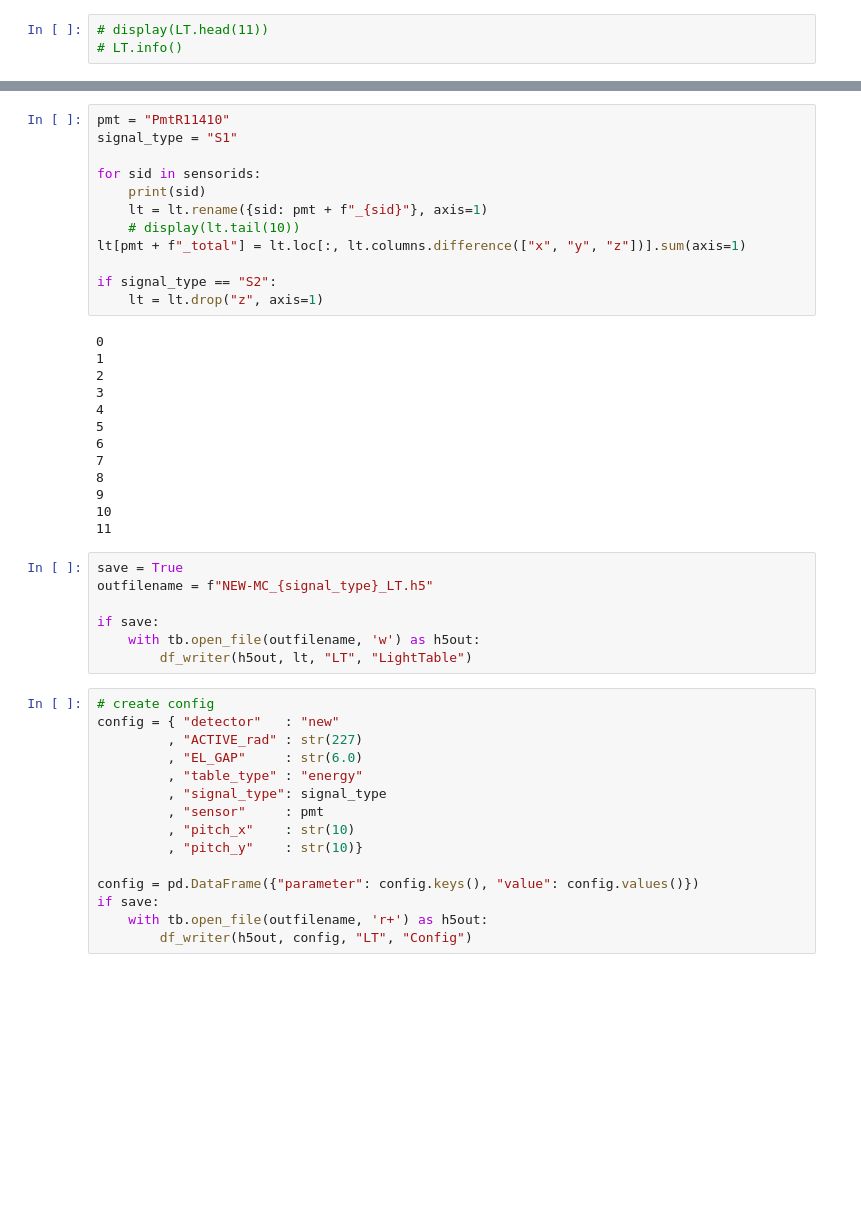
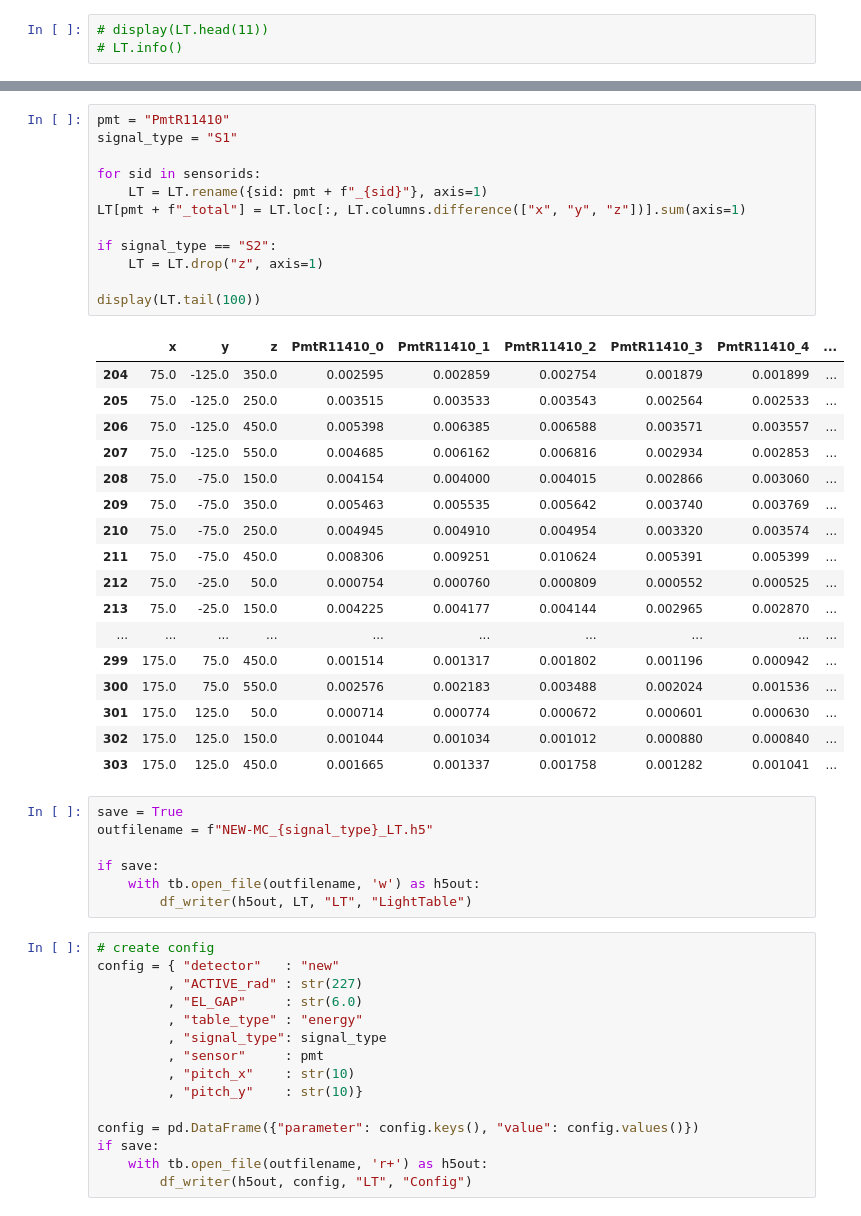
Before and after one commit to kvjmistry/LightTableGen, a Jupyter notebook: notebooks/lt_creator.ipynb, the cells around one changed output, grey strips where cells are left out. Cells and saved outputs as stored; diff of their text form; blank space fills up the shorter version.

```diff
--- a/notebooks/lt_creator.ipynb
+++ b/notebooks/lt_creator.ipynb
@@ -236,35 +285,40 @@ err = ERR.reset_index()
 # %%
 pmt = "PmtR11410"
 signal_type = "S1"
 
 for sid in sensorids:
-    print(sid)
-    lt = lt.rename({sid: pmt + f"_{sid}"}, axis=1)
-    # display(lt.tail(10))
-lt[pmt + f"_total"] = lt.loc[:, lt.columns.difference(["x", "y", "z"])].sum(axis=1)
+    LT = LT.rename({sid: pmt + f"_{sid}"}, axis=1)
+LT[pmt + f"_total"] = LT.loc[:, LT.columns.difference(["x", "y", "z"])].sum(axis=1)
 
 if signal_type == "S2":
-    lt = lt.drop("z", axis=1)
+    LT = LT.drop("z", axis=1)
+
+display(LT.tail(100))
 # %% [output]
-0
-1
-2
-3
-4
-5
-6
-7
-8
-9
-10
-11
+|  | x | y | z | PmtR11410_0 | PmtR11410_1 | PmtR11410_2 | PmtR11410_3 | PmtR11410_4 | ... |
+| 204 | 75.0 | -125.0 | 350.0 | 0.002595 | 0.002859 | 0.002754 | 0.001879 | 0.001899 | ... |
+| 205 | 75.0 | -125.0 | 250.0 | 0.003515 | 0.003533 | 0.003543 | 0.002564 | 0.002533 | ... |
+| 206 | 75.0 | -125.0 | 450.0 | 0.005398 | 0.006385 | 0.006588 | 0.003571 | 0.003557 | ... |
+| 207 | 75.0 | -125.0 | 550.0 | 0.004685 | 0.006162 | 0.006816 | 0.002934 | 0.002853 | ... |
+| 208 | 75.0 | -75.0 | 150.0 | 0.004154 | 0.004000 | 0.004015 | 0.002866 | 0.003060 | ... |
+| 209 | 75.0 | -75.0 | 350.0 | 0.005463 | 0.005535 | 0.005642 | 0.003740 | 0.003769 | ... |
+| 210 | 75.0 | -75.0 | 250.0 | 0.004945 | 0.004910 | 0.004954 | 0.003320 | 0.003574 | ... |
+| 211 | 75.0 | -75.0 | 450.0 | 0.008306 | 0.009251 | 0.010624 | 0.005391 | 0.005399 | ... |
+| 212 | 75.0 | -25.0 | 50.0 | 0.000754 | 0.000760 | 0.000809 | 0.000552 | 0.000525 | ... |
+| 213 | 75.0 | -25.0 | 150.0 | 0.004225 | 0.004177 | 0.004144 | 0.002965 | 0.002870 | ... |
+| ... | ... | ... | ... | ... | ... | ... | ... | ... | ... |
+| 299 | 175.0 | 75.0 | 450.0 | 0.001514 | 0.001317 | 0.001802 | 0.001196 | 0.000942 | ... |
+| 300 | 175.0 | 75.0 | 550.0 | 0.002576 | 0.002183 | 0.003488 | 0.002024 | 0.001536 | ... |
+| 301 | 175.0 | 125.0 | 50.0 | 0.000714 | 0.000774 | 0.000672 | 0.000601 | 0.000630 | ... |
+| 302 | 175.0 | 125.0 | 150.0 | 0.001044 | 0.001034 | 0.001012 | 0.000880 | 0.000840 | ... |
+| 303 | 175.0 | 125.0 | 450.0 | 0.001665 | 0.001337 | 0.001758 | 0.001282 | 0.001041 | ... |
 # %%
 save = True
 outfilename = f"NEW-MC_{signal_type}_LT.h5"
 
 if save:
     with tb.open_file(outfilename, 'w') as h5out:
-        df_writer(h5out, lt, "LT", "LightTable")
+        df_writer(h5out, LT, "LT", "LightTable")
 # %%
 # create config
 config = { "detector"   : "new"
```
Also changed, not shown: parts of 9 cells of this notebook.
